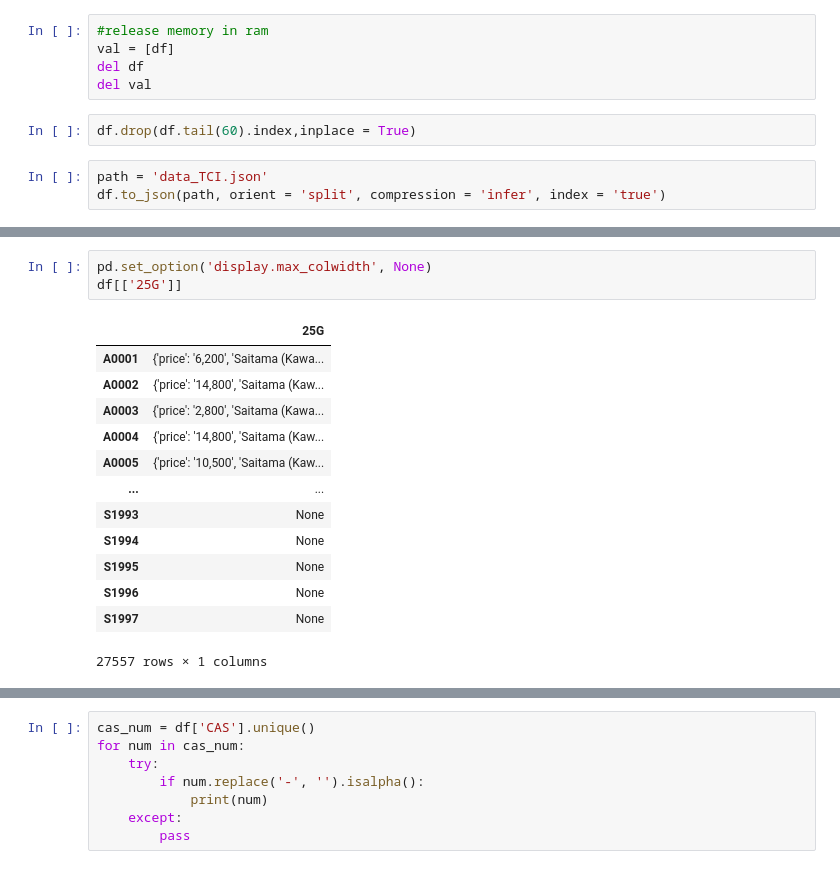
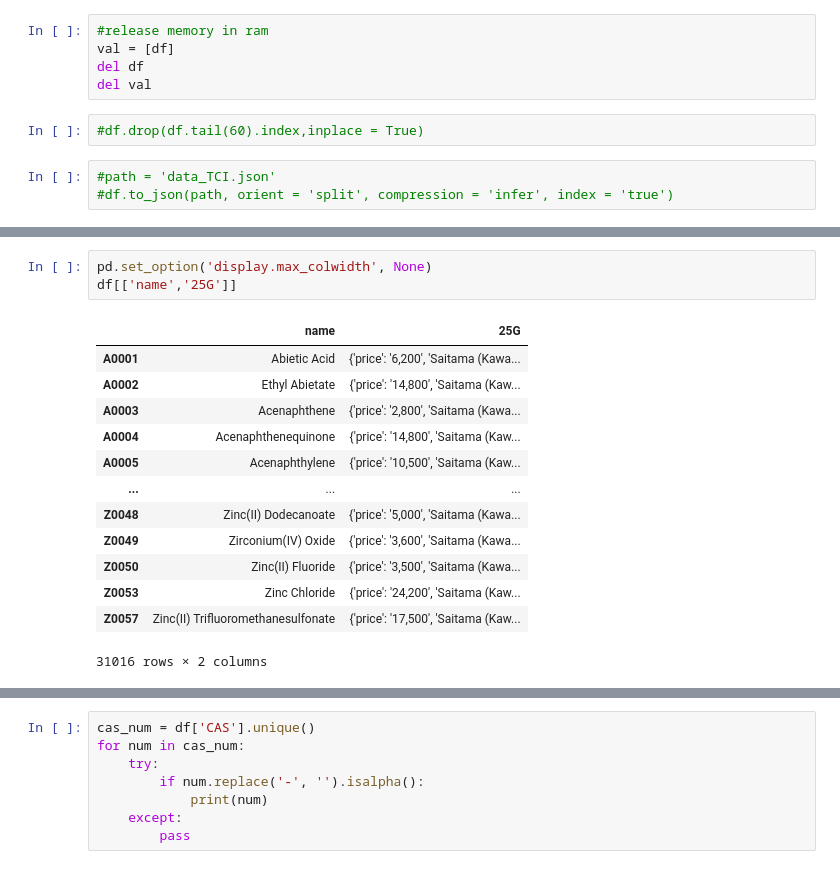
Before and after one commit to stephanyvargas/Learning_DataScience, a Jupyter notebook: WebScrapping_data/test_data_TCI.ipynb, the cells around one changed output, grey strips where cells are left out. Saved outputs shown, nothing was run; the diff lists cells and outputs as text.

```diff
--- a/WebScrapping_data/test_data_TCI.ipynb
+++ b/WebScrapping_data/test_data_TCI.ipynb
@@ -11,10 +11,10 @@ val = [df]
 del df
 del val
 # %%
-df.drop(df.tail(60).index,inplace = True)
+#df.drop(df.tail(60).index,inplace = True)
 # %%
-path = 'data_TCI.json'
-df.to_json(path, orient = 'split', compression = 'infer', index = 'true')
+#path = 'data_TCI.json'
+#df.to_json(path, orient = 'split', compression = 'infer', index = 'true')
 # %%
 df[['code','1G','5G','10G','12G','20G','25G','50G','90G','100G','250G','400G','500G']].sample(10)
 # %% [output]
@@ -31,21 +31,21 @@ df[['code','1G','5G','10G','12G','20G','25G','50G','90G','100G','250G','400G','5
 | P2299 | P2299 | {'price': '1,800', 'Saitama (Kawa... | {'price': '5,500', 'Saitama (Kawa... | None | None | None | None | None | None | None | None | ... |
 # %%
 pd.set_option('display.max_colwidth', None)
-df[['25G']]
+df[['name','25G']]
 # %% [output]
-|  | 25G |
-| A0001 | {'price': '6,200', 'Saitama (Kawa... |
-| A0002 | {'price': '14,800', 'Saitama (Kaw... |
-| A0003 | {'price': '2,800', 'Saitama (Kawa... |
-| A0004 | {'price': '14,800', 'Saitama (Kaw... |
-| A0005 | {'price': '10,500', 'Saitama (Kaw... |
-| ... | ... |
-| S1993 | None |
-| S1994 | None |
-| S1995 | None |
-| S1996 | None |
-| S1997 | None |
+|  | name | 25G |
+| A0001 | Abietic Acid | {'price': '6,200', 'Saitama (Kawa... |
+| A0002 | Ethyl Abietate | {'price': '14,800', 'Saitama (Kaw... |
+| A0003 | Acenaphthene | {'price': '2,800', 'Saitama (Kawa... |
+| A0004 | Acenaphthenequinone | {'price': '14,800', 'Saitama (Kaw... |
+| A0005 | Acenaphthylene | {'price': '10,500', 'Saitama (Kaw... |
+| ... | ... | ... |
+| Z0048 | Zinc(II) Dodecanoate | {'price': '5,000', 'Saitama (Kawa... |
+| Z0049 | Zirconium(IV) Oxide | {'price': '3,600', 'Saitama (Kawa... |
+| Z0050 | Zinc(II) Fluoride | {'price': '3,500', 'Saitama (Kawa... |
+| Z0053 | Zinc Chloride | {'price': '24,200', 'Saitama (Kaw... |
+| Z0057 | Zinc(II) Trifluoromethanesulfonate | {'price': '17,500', 'Saitama (Kaw... |
-27557 rows × 1 columns
+31016 rows × 2 columns
 # %%
 df.tail(10)
 # %% [output]
```
Also changed, not shown: parts of 6 cells of this notebook.
